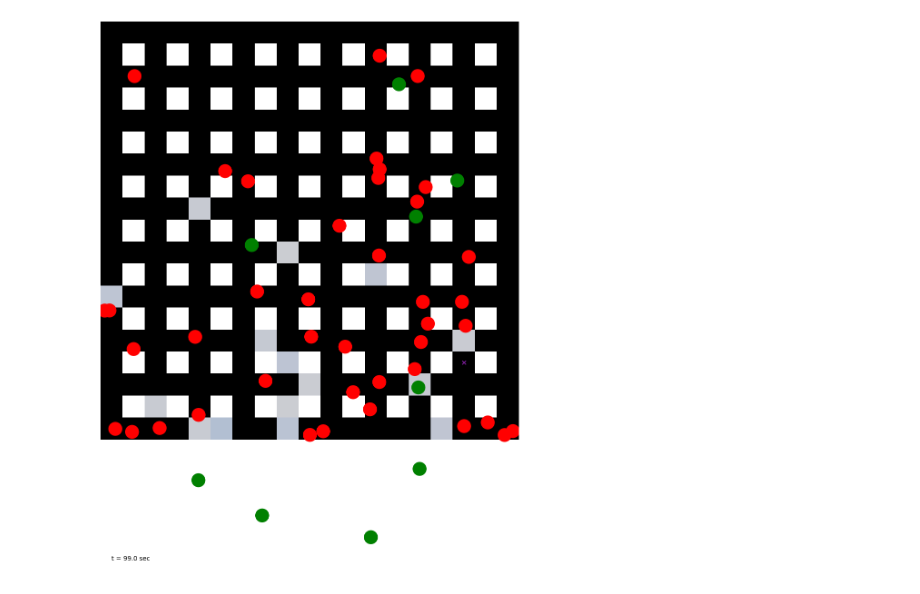
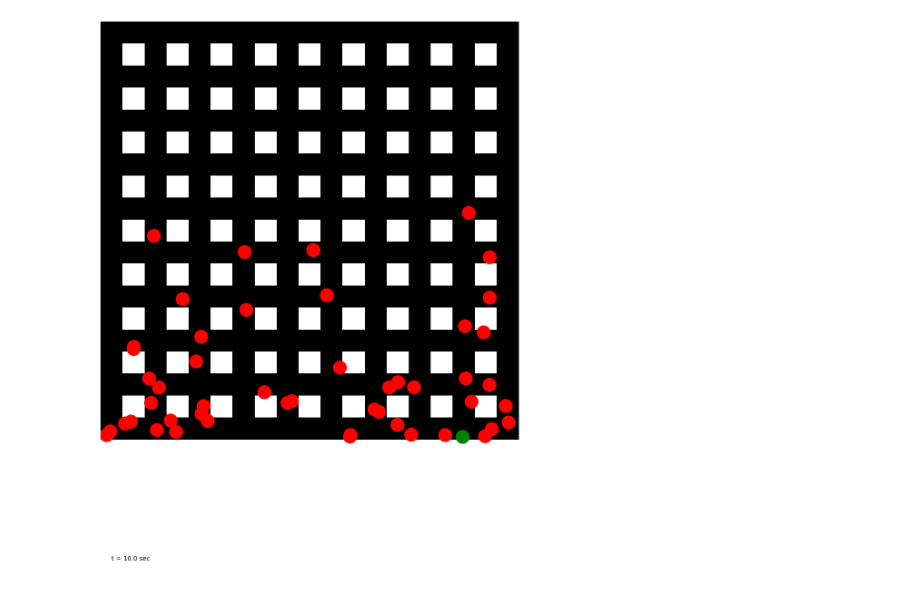
Before and after one commit to UCO-OpResearch/lysis, a Jupyter notebook: src/python/Combined Animation.ipynb, the cells around one changed output. Drawn from its saved outputs; the diff is of its cells as text; code cells hidden in the pictures.

```diff
--- a/src/python/Combined Animation.ipynb
+++ b/src/python/Combined Animation.ipynb
@@ -15,7 +15,7 @@ plt.rcParams["animation.html"] = "jshtml"
 e = lysis.util.Experiment(os.path.join("..", "..", "data"), experiment_code="2023-01-31-1200")
 e.read_file()
 rng = np.random.default_rng(65463453)
-file_code = ".f-array.dat"
+file_code = ".f-normal.dat"
 # %%
 print(e)
 # %% [output]
@@ -111,15 +123,19 @@ colormap_f.set_extremes(bad='k', under='w', over='k')
 # %%
 d_x = (rng.random(size=e.macro_params.total_molecules) - 0.5) / 2.5
 d_y = (rng.random(size=e.macro_params.total_molecules) - 0.5) / 2.5
-x_m = np.empty((e.macro_params.total_trials, e.macro_params.number_of_saves, e.macro_params.total_molecules), dtype=float)
-y_m = np.empty((e.macro_params.total_trials, e.macro_params.number_of_saves, e.macro_params.total_molecules), dtype=float)
-for run in range(e.macro_params.total_trials):
-    for t in range(e.macro_params.number_of_saves):
+x_m = []
+y_m = []
+for r in range(e.macro_params.total_trials):
+    x = np.empty((n_save[r], e.macro_params.total_molecules), dtype=np.float_)
+    y = np.empty((n_save[r], e.macro_params.total_molecules), dtype=np.float_)
+    for t in range(n_save[r]):
         for k in range(e.macro_params.total_molecules):
-            i, j = edge_index[mol_location[run, t, k]]
-            x_m[run, t, k], y_m[run, t, k] = plot_coords(i, j)
-        x_m[run, t] += d_x
-        y_m[run, t] += d_y
+            i, j = edge_index[mol_location[r][t, k]]
+            x[t, k], y[t, k] = plot_coords(i, j)
+        x[t] += d_x
+        y[t] += d_y
+    x_m.append(x)
+    y_m.append(y)
 # %%
 colormap_m = ListedColormap(['green', 'red'])
 bounds=[0,.5,1]
@@ -173,45 +183,45 @@ plt.close()
 # %%
 run = 0
-time = 99
+time = 9
 
 frame = int(np.argwhere(tsave[0] >= time)[0])
 
 fig = plt.figure(figsize=(12.1, 12.1), dpi=100)
 ax = fig.add_axes([0, 0, 1, 1])
 ax.set_axis_off()
 vmin = 0
 vmax = e.macro_params.cols - 1
 
 ydiff = e.macro_params.rows - e.macro_params.cols
 
 ax.set_xlim(vmin - 0.25, vmax + 0.25)
 ax.set_ylim(vmin - 0.25, vmax + ydiff + 0.25)
 ax.set_aspect('equal')
 fig.canvas.draw()
-title = ax.annotate(f"t = {tsave[run, frame]:.1f} sec", (0, 0), zorder=100)
+title = ax.annotate(f"t = {tsave[run][frame]:.1f} sec", (0, 0), zorder=100)
 s = ((ax.get_window_extent().width  / (vmax-vmin+0.5) * 72/(2*fig.dpi)) ** 2)
 scatt_f = ax.scatter(x_f, y_f,
                      s=s, marker='s', linewidths=0,
-                     c=mapped_deg[run, frame], cmap=colormap_f,
+                     c=deg[run][frame], cmap=colormap_f,
                      vmin=1,
-                     vmax=mapped_deg[run,
-                                     e.macro_params.number_of_saves-1
-                                    ][mapped_deg[run,
-                                                 e.macro_params.number_of_saves-1
-                                                ] < e.macro_params.total_time
+                     vmax=deg[run][
+                                     n_save[run]-1
+                                    ][deg[run][
+                                                 n_save[run]-1
+                                                ] < np.max(raw_tsave)
                                      ].max())
-scatt_m = ax.scatter(x_m[run, frame], y_m[run, frame],
+scatt_m = ax.scatter(x_m[run][frame], y_m[run][frame],
                      s=s/2.5, marker='o', linewidths=0,
-                     c=mol_status[run, frame], cmap=colormap_m, norm=norm_m
+                     c=mol_status[run][frame], cmap=colormap_m, norm=norm_m
                      )
 
-scatt_h = ax.scatter(plot_coords(edge_index[143][0], edge_index[143][1])[0], plot_coords(edge_index[143][0], edge_index[143][1])[1], marker='x', c='xkcd:purple')
+#scatt_h = ax.scatter(plot_coords(edge_index[143][0], edge_index[143][1])[0], plot_coords(edge_index[143][0], edge_index[143][1])[1], marker='x', c='xkcd:purple')
 
 #fig.legend([Patch(color=colormap_m(b)) for b in [0.2, 0.8]], ["Unbound tPA", "Bound tPA"])
 
 fig.show()
 # %% [output]
-[figure, old version]
+[figure, new version]
 # %%
 edge_index[mol_location[0,4]]
 # %% [output]
```
Also changed, not shown: parts of 4 cells of this notebook, 12 other files.
